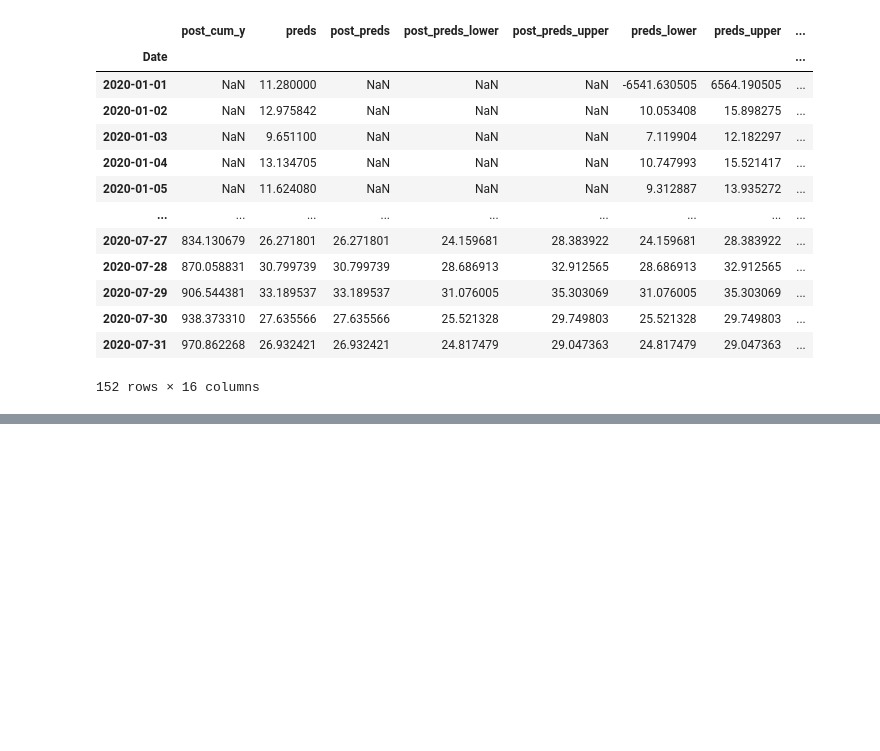
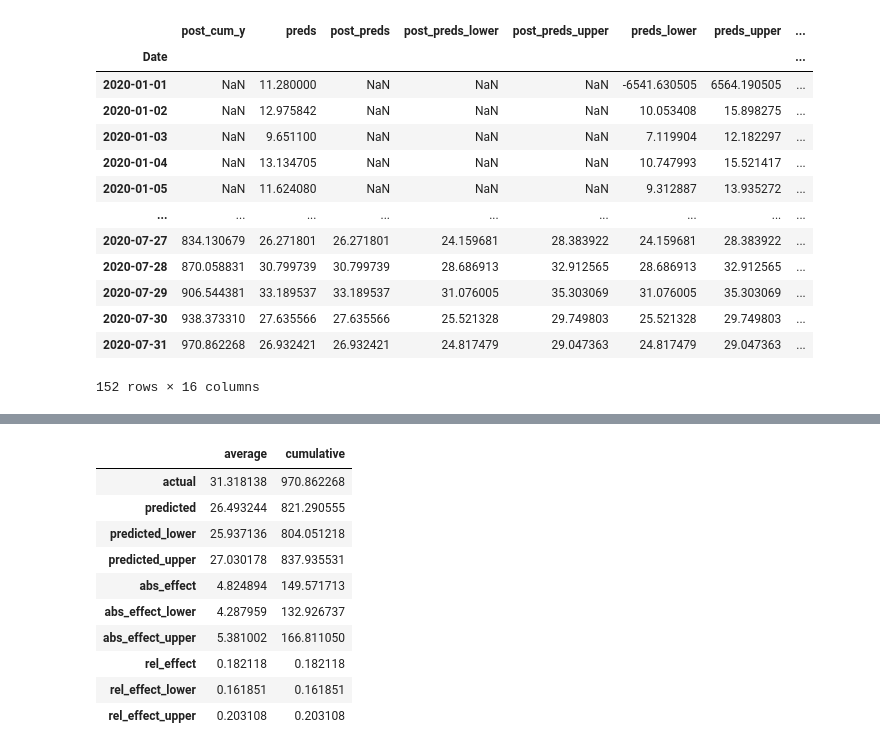
Before and after one commit to sandyherho/physComp, a Jupyter notebook: pycausal/interpRes.ipynb, the cells around one changed output, grey strips where cells are left out. Saved outputs shown, nothing was run; the diff lists cells and outputs as text; code cells hidden in the pictures; blank space fills up the shorter version.

```diff
--- a/pycausal/interpRes.ipynb
+++ b/pycausal/interpRes.ipynb
@@ -235,0 +298,14 @@ ciModel.inferences
+# %%
+ciModel.summary_data
+# %% [output]
+|  | average | cumulative |
+| actual | 31.318138 | 970.862268 |
+| predicted | 26.493244 | 821.290555 |
+| predicted_lower | 25.937136 | 804.051218 |
+| predicted_upper | 27.030178 | 837.935531 |
+| abs_effect | 4.824894 | 149.571713 |
+| abs_effect_lower | 4.287959 | 132.926737 |
+| abs_effect_upper | 5.381002 | 166.811050 |
+| rel_effect | 0.182118 | 0.182118 |
+| rel_effect_lower | 0.161851 | 0.161851 |
+| rel_effect_upper | 0.203108 | 0.203108 |
```
Also changed, not shown: parts of 10 cells of this notebook.
